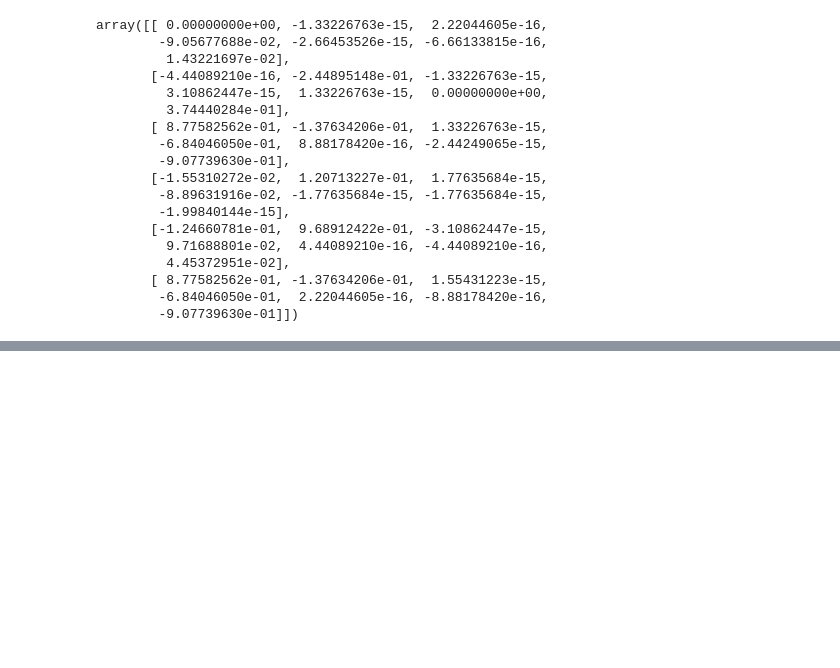
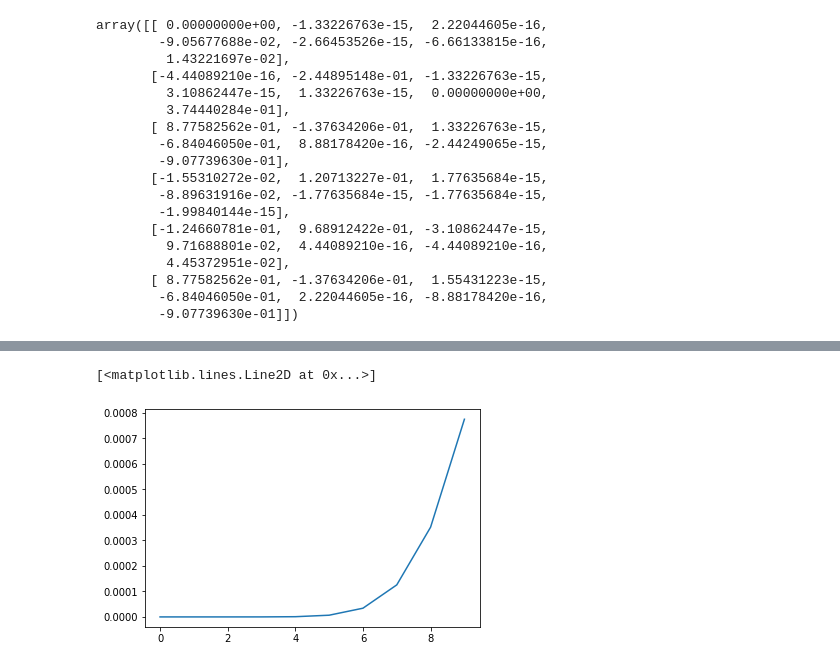
Before and after one commit to santoshkumarradha/stochastic-qc, a Jupyter notebook: Wick space evolution/implementation 2.ipynb, the cells around one changed output, grey strips where cells are left out. Drawn from its saved outputs; the diff is of its cells as text; code cells hidden in the pictures; blank space fills up the shorter version.

```diff
--- a/Wick space evolution/implementation 2.ipynb
+++ b/Wick space evolution/implementation 2.ipynb
@@ -625,0 +717,5 @@ array([[ 0.00000000e+00, -1.33226763e-15,  2.22044605e-16,
+# %%
+plt.plot(np.asarray([i[-1:] for i in np.asarray(s[-10:])]).sum(axis=1))
+# %% [output]
+[<matplotlib.lines.Line2D at 0x...>]
+[figure, added]
```
Also changed, not shown: parts of 15 cells of this notebook, 3 other files.
